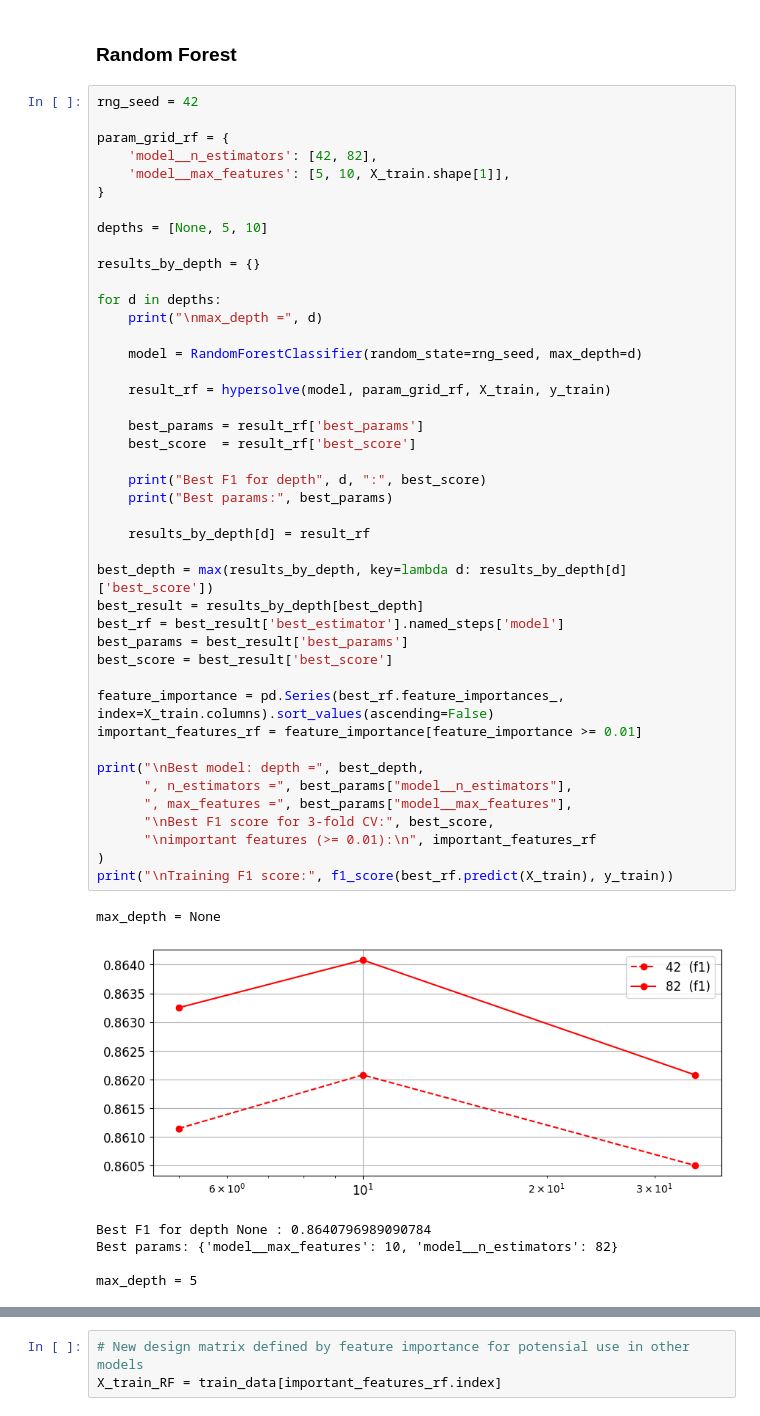
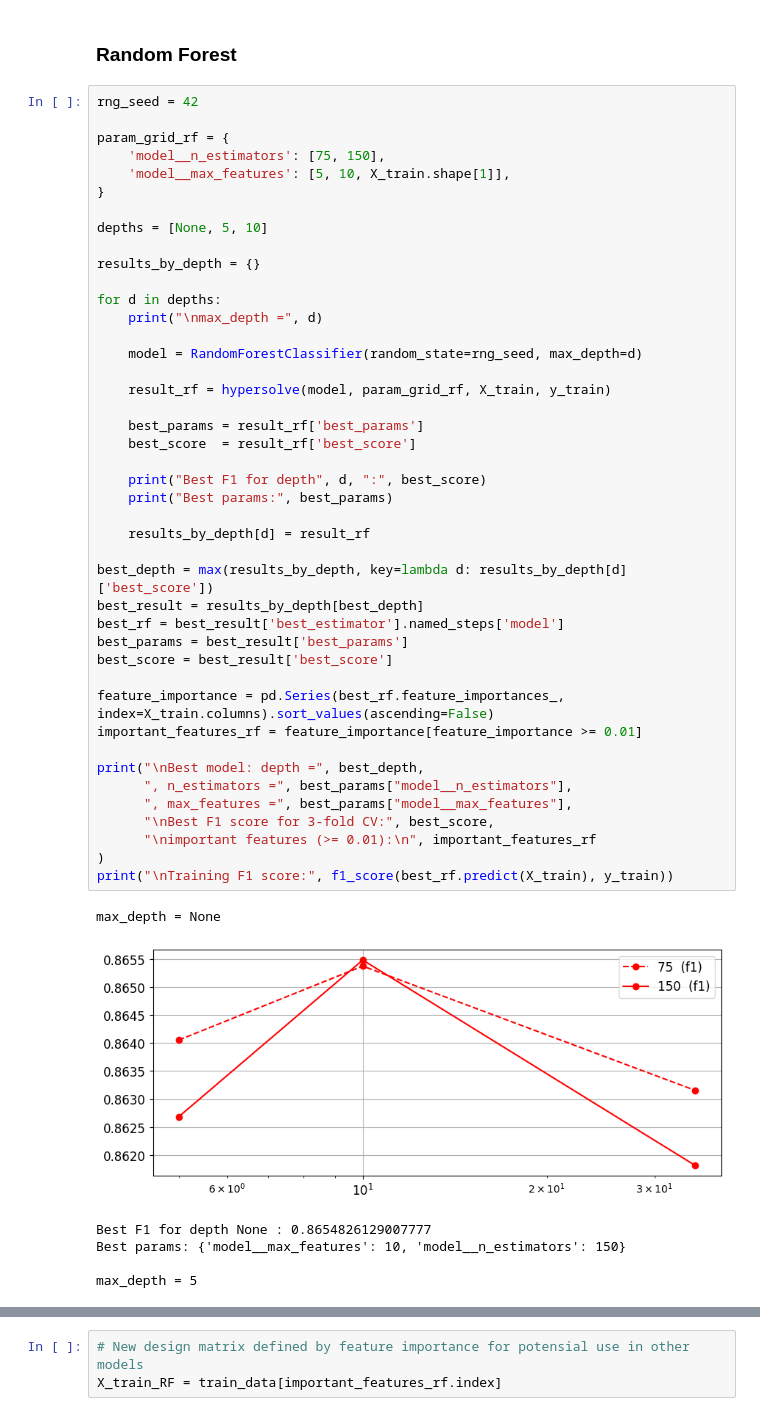
Before and after one commit to NilsHLund/f1-dnf-analysis, a Jupyter notebook: 41/code.ipynb, the cells around one changed output, grey strips where cells are left out. Saved outputs shown, nothing was run; the diff lists cells and outputs as text.

```diff
--- a/41/code.ipynb
+++ b/41/code.ipynb
@@ -578,7 +578,7 @@ Model: Feature_Set_5_(19 columns)
 rng_seed = 42
 
 param_grid_rf = {
-    'model__n_estimators': [42, 82],
+    'model__n_estimators': [75, 150],
     'model__max_features': [5, 10, X_train.shape[1]],
 }
 
@@ -592,35 +592,35 @@ for d in depths:
     model = RandomForestClassifier(random_state=rng_seed, max_depth=d)
 
     result_rf = hypersolve(model, param_grid_rf, X_train, y_train)
 
     best_params = result_rf['best_params']
     best_score  = result_rf['best_score']
 
     print("Best F1 for depth", d, ":", best_score)
     print("Best params:", best_params)
 
     results_by_depth[d] = result_rf
 
 best_depth = max(results_by_depth, key=lambda d: results_by_depth[d]['best_score'])
 best_result = results_by_depth[best_depth]
 best_rf = best_result['best_estimator'].named_steps['model']
 best_params = best_result['best_params']
 best_score = best_result['best_score']
 
 feature_importance = pd.Series(best_rf.feature_importances_, index=X_train.columns).sort_values(ascending=False)
 important_features_rf = feature_importance[feature_importance >= 0.01]
 
 print("\nBest model: depth =", best_depth,
       ", n_estimators =", best_params["model__n_estimators"],
       ", max_features =", best_params["model__max_features"],
       "\nBest F1 score for 3-fold CV:", best_score,
       "\nimportant features (>= 0.01):\n", important_features_rf
 )
 print("\nTraining F1 score:", f1_score(best_rf.predict(X_train), y_train))
 # %% [output]
 max_depth = None
-[figure, old version]
+[figure, new version]
-Best F1 for depth None : 0.8640796989090784
-Best params: {'model__max_features': 10, 'model__n_estimators': 82}
+Best F1 for depth None : 0.8654826129007777
+Best params: {'model__max_features': 10, 'model__n_estimators': 150}
 
 max_depth = 5
```
Also changed, not shown: parts of 1 cell of this notebook.
